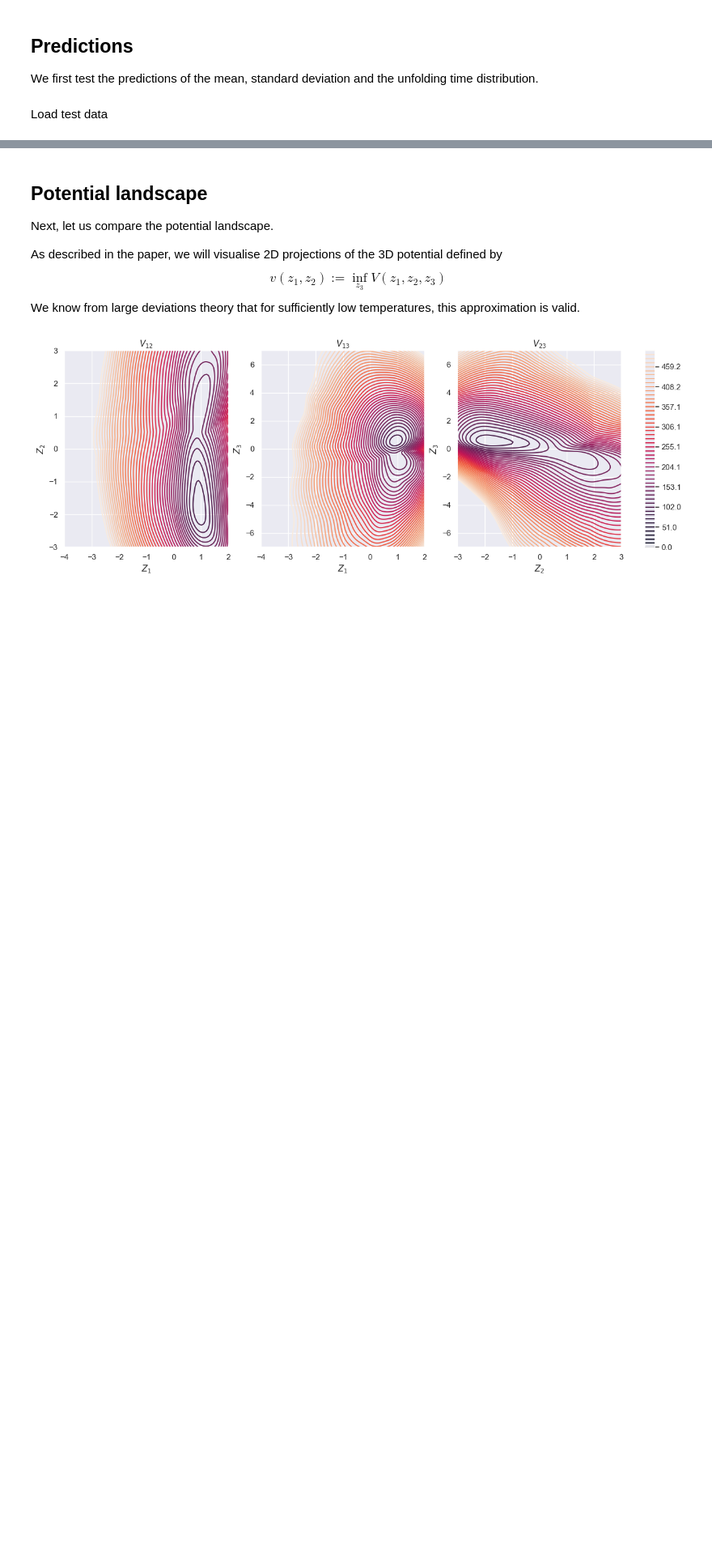
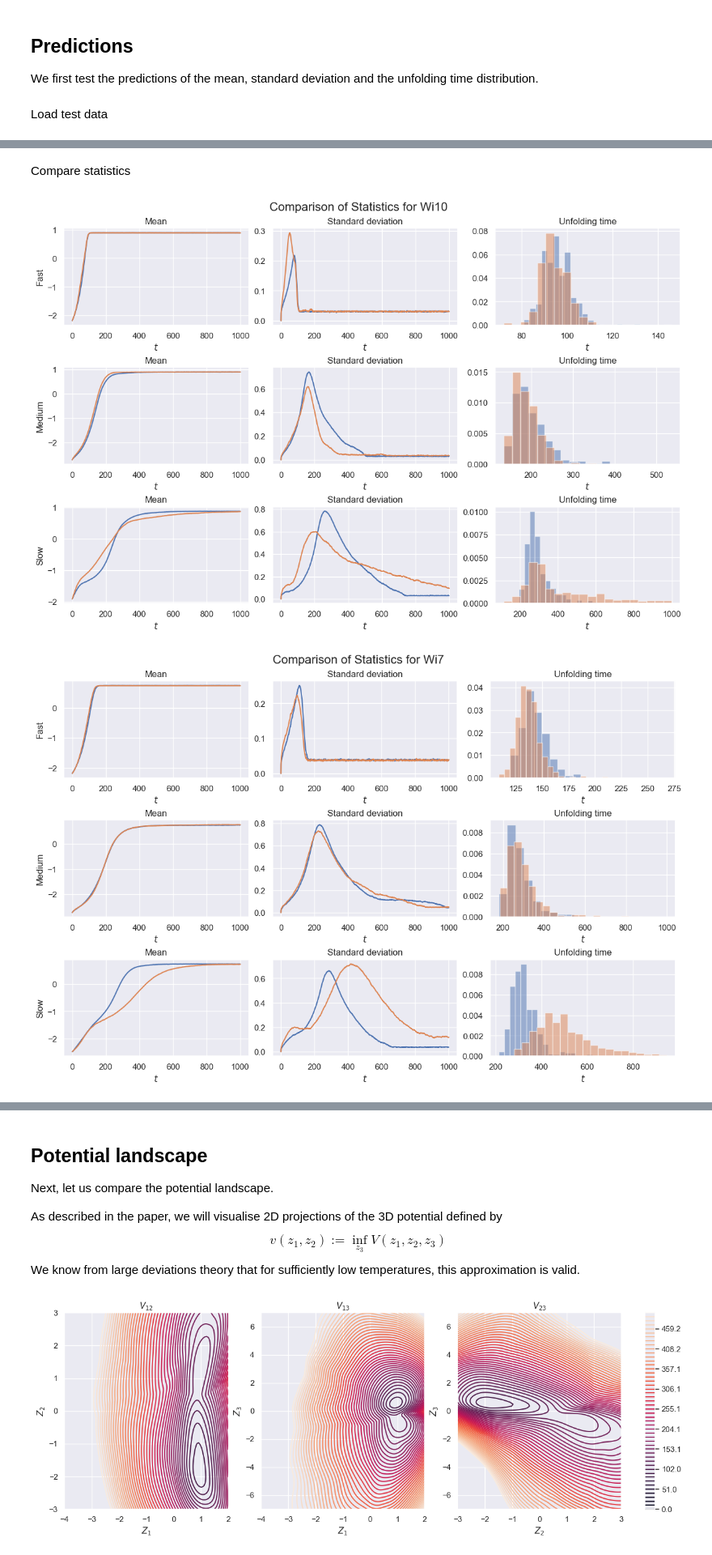
Before and after one commit to beatricesoh/onsagernet-jax, a Jupyter notebook: examples/polymer_dynamics_temperature/polymer_dynamics_temperature_analysis.ipynb, the cells around one changed output, grey strips where cells are left out. Shown at 81% size. Saved outputs shown, nothing was run; the diff lists cells and outputs as text; code cells hidden in the pictures; blank space fills up the shorter version.

```diff
--- a/examples/polymer_dynamics_temperature/polymer_dynamics_temperature_analysis.ipynb
+++ b/examples/polymer_dynamics_temperature/polymer_dynamics_temperature_analysis.ipynb
@@ -27,12 +28,10 @@ from omegaconf import OmegaConf
 from polymer_dynamics_temperature import build_model
 from datasets import load_dataset
 # %%
-path = "outputs/2025_03_26-19_51_48"
+path = "outputs/2025_03_27-08_00_57"
 config = OmegaConf.load(os.path.join(path, ".hydra/config.yaml"))
-# dataset = load_dataset(config.data.repo, split="Wi10_T1")
-# dataset = dataset.with_format("jax")
 model_template = build_model(config)
-trained_model = eqx.tree_deserialise_leaves(os.path.join(path, "model.eqx"), model_template)
+trained_model = eqx.tree_deserialise_leaves(os.path.join(path, "model_epoch_00800.eqx"), model_template)
 # %% [markdown]
 ## Predictions
 
@@ -44,10 +42 @@ Load test data
 test_data = load_dataset("MLDS-NUS/Wis_Validation_Reduced").with_format("numpy")
-# %%
-test_Wi = 10
-test_T = 1
-
-test_data_fast = test_data[f"Wi{test_Wi}_fast_T{test_T}"]
-test_data_medium = test_data[f"Wi{test_Wi}_middle_T{test_T}"]
-test_data_slow = test_data[f"Wi{test_Wi}_slow_T{test_T}"]
-test_x = [test_data_fast["x"], test_data_medium["x"], test_data_slow["x"]]
-test_args = [test_data_fast["args"], test_data_medium["args"], test_data_slow["args"]]
@@ -79,10 +46,10 @@ We can quickly compare the trajectories
 # %%
-fig, ax = plt.subplots(2, 3, figsize=(15, 5), sharex=True, sharey=True)
+# fig, ax = plt.subplots(2, 3, figsize=(15, 5), sharex=True, sharey=True)
 
-for a, traj in zip(ax[0], test_x):
-    for i in range(num_runs):
-        a.plot(traj[i, :, 0])
+# for a, traj in zip(ax[0], test_x):
+#     for i in range(num_runs):
+#         a.plot(traj[i, :, 0])
 
-for a, traj in zip(ax[1], predicted_trajectories):
-    for i in range(num_runs):
-        a.plot(traj[i, :, 0])
+# for a, traj in zip(ax[1], predicted_trajectories):
+#     for i in range(num_runs):
+#         a.plot(traj[i, :, 0])
@@ -131,0 +123,19 @@ for a, label in zip(ax[:, 0], ["Fast", "Medium", "Slow"]):
+# %% [markdown]
+Compare statistics
+# %%
+test_splits = [
+    "Wi10",
+    "Wi7",
+    "Wi2",
+    "Wi1_7",
+    "Wi1_2",
+    "Wi1",
+    "Wi07",
+]
+keys = jr.split(jr.PRNGKey(config.model.seed + 123), len(test_splits))
+
+for key, test_split in tqdm(zip(keys, test_splits)):
+    compare_statistics(test_split, key)
+# %% [output]
+[figure, added]
+[figure, added]
```
Also changed, not shown: parts of 15 cells of this notebook, 1 other file.
